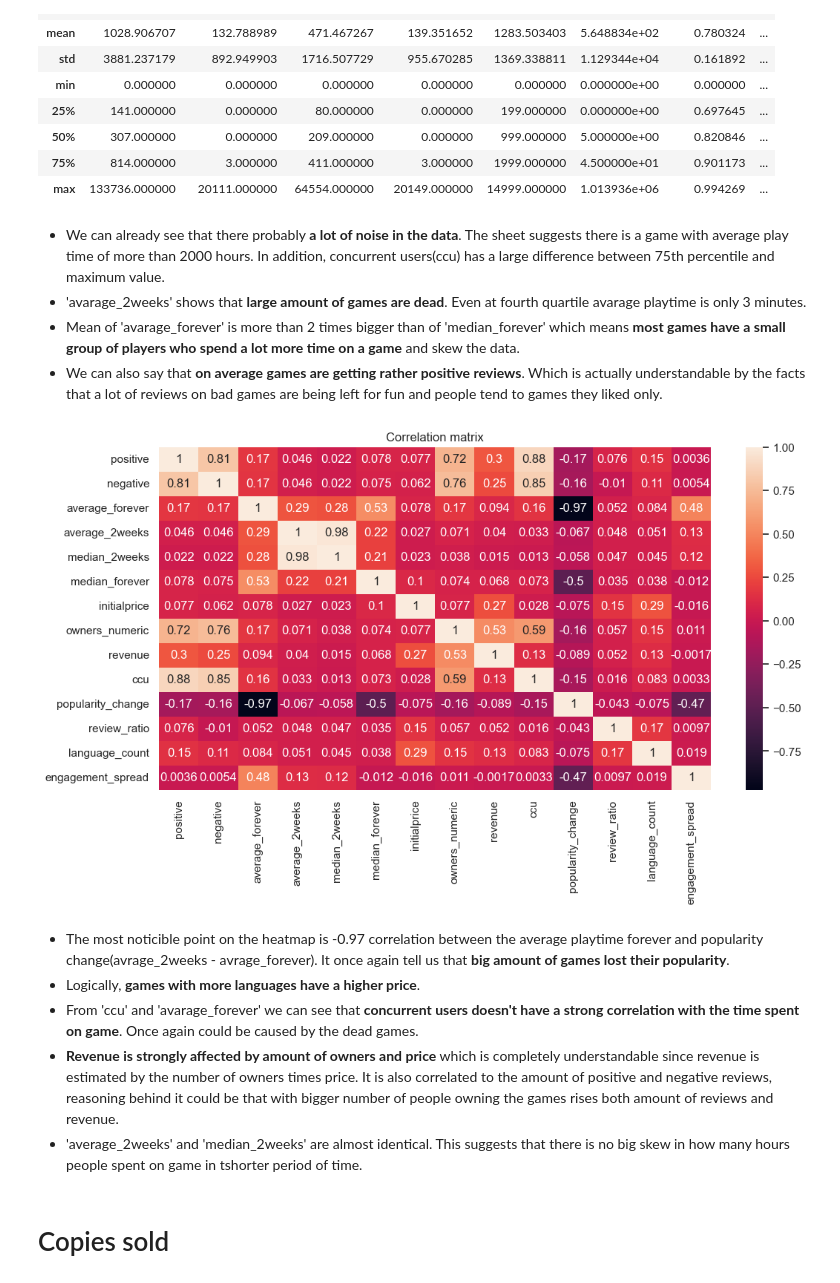
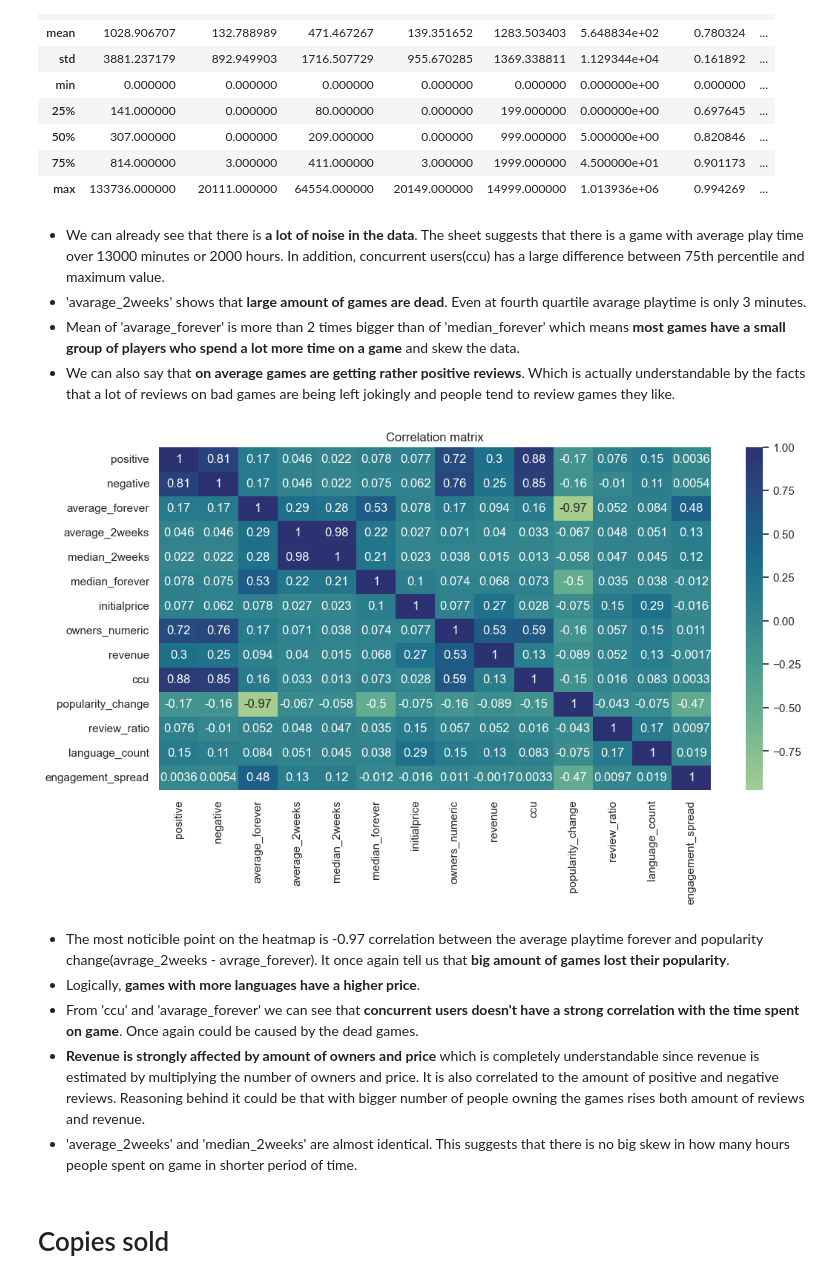
Before and after one commit to maksymkapravyi/steam-data-gathering-and-analysis, a Jupyter notebook: notebooks/steam_data_analysis.ipynb, the cells around one changed output. Saved outputs shown, nothing was run; the diff lists cells and outputs as text; code cells hidden in the pictures.

```diff
--- a/notebooks/steam_data_analysis.ipynb
+++ b/notebooks/steam_data_analysis.ipynb
@@ -50,29 +50,29 @@ df.iloc[:, 6:18].describe()
 | 75% | 814.000000 | 3.000000 | 411.000000 | 3.000000 | 1999.000000 | 4.500000e+01 | 0.901173 | ... |
 | max | 133736.000000 | 20111.000000 | 64554.000000 | 20149.000000 | 14999.000000 | 1.013936e+06 | 0.994269 | ... |
 # %% [markdown]
-* We can already see that there probably __a lot of noise in the data__. The sheet suggests there is a game with average play time of more than 2000 hours. In addition, concurrent users(ccu) has a large difference between 75th percentile and maximum value.
+* We can already see that there is __a lot of noise in the data__. The sheet suggests that there is a game with average play time over 13000 minutes or 2000 hours. In addition, concurrent users(ccu) has a large difference between 75th percentile and maximum value.
 * 'avarage_2weeks' shows that __large amount of games are dead__. Even at fourth quartile avarage playtime is only 3 minutes.
 * Mean of 'avarage_forever' is more than 2 times bigger than of 'median_forever' which means __most games have a small group of players who spend a lot more time on a game__ and skew the data.
-* We can also say that __on average games are getting rather positive reviews__. Which is actually understandable by the facts that a lot of reviews on bad games are being left for fun and people tend to games they liked only.
+* We can also say that __on average games are getting rather positive reviews__. Which is actually understandable by the facts that a lot of reviews on bad games are being left jokingly and people tend to review games they like.
 # %%
 numerical = ['positive', 'negative', 'average_forever', 'average_2weeks', "median_2weeks",
              'median_forever', 'initialprice', 'owners_numeric', 'revenue', 'ccu',
              'popularity_change', 'review_ratio', 'language_count', 'engagement_spread']
 
 plt.figure(figsize=(12, 6))
-ax = sns.heatmap(df[numerical].corr(), annot=True)
+ax = sns.heatmap(df[numerical].corr(), annot=True, cmap="crest")
 ax.set(
     title="Correlation matrix"
 )
 plt.show()
 # %% [output]
-[figure, old version]
+[figure, new version]
 # %% [markdown]
 * The most noticible point on the heatmap is -0.97 correlation between the average playtime forever and popularity change(avrage_2weeks - avrage_forever). It once again tell us that __big amount of games lost their popularity__.
 * Logically, __games with more languages have a higher price__.
 * From 'ccu' and 'avarage_forever' we can see that __concurrent users doesn't have a strong correlation with the time spent on game__. Once again could be caused by the dead games.
-* __Revenue is strongly affected by amount of owners and price__ which is completely understandable since revenue is estimated by the number of owners times price. It is also correlated to the amount of positive and negative reviews, reasoning behind it could be that with bigger number of people owning the games rises both amount of reviews and revenue.
-* 'average_2weeks' and 'median_2weeks' are almost identical. This suggests that there is no big skew in how many hours people spent on game in tshorter period of time.
+* __Revenue is strongly affected by amount of owners and price__ which is completely understandable since revenue is estimated by multiplying the number of owners and price. It is also correlated to the amount of positive and negative reviews. Reasoning behind it could be that with bigger number of people owning the games rises both amount of reviews and revenue.
+* 'average_2weeks' and 'median_2weeks' are almost identical. This suggests that there is no big skew in how many hours people spent on game in shorter period of time.
 # %% [markdown]
 # Copies sold
 # %% [markdown]
```
Also changed, not shown: parts of 31 cells of this notebook.
